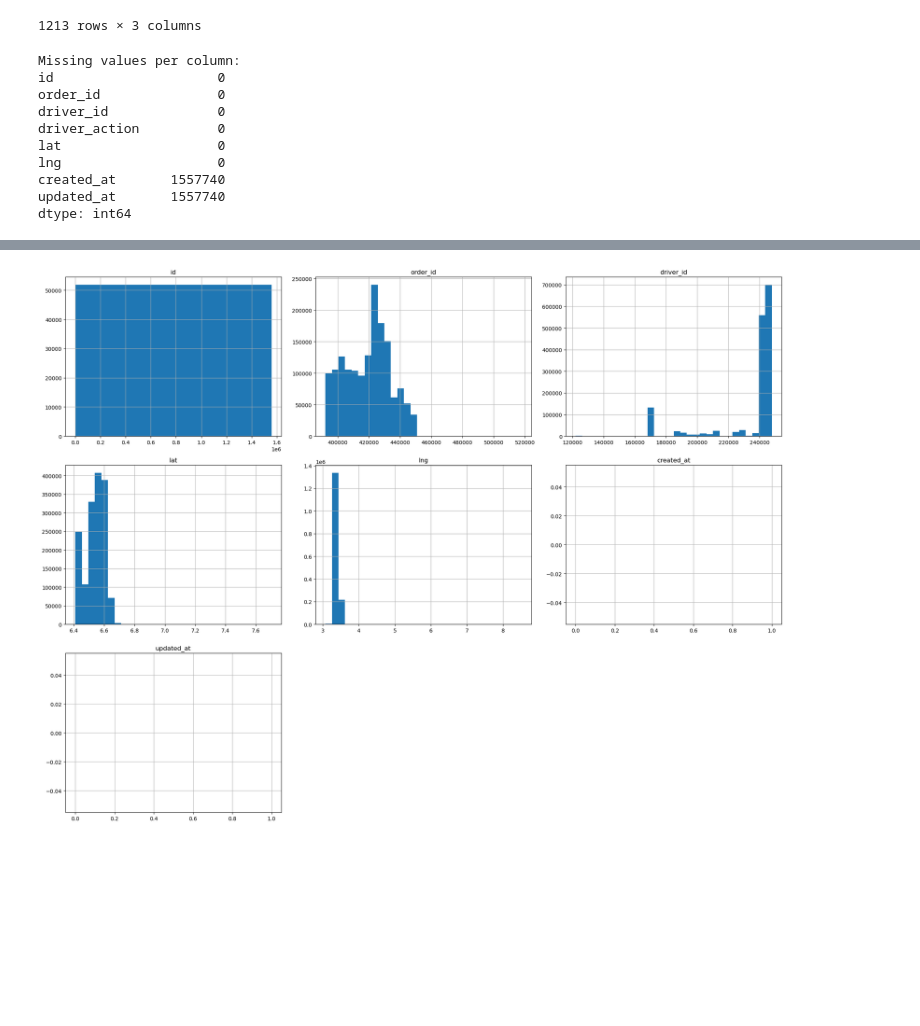
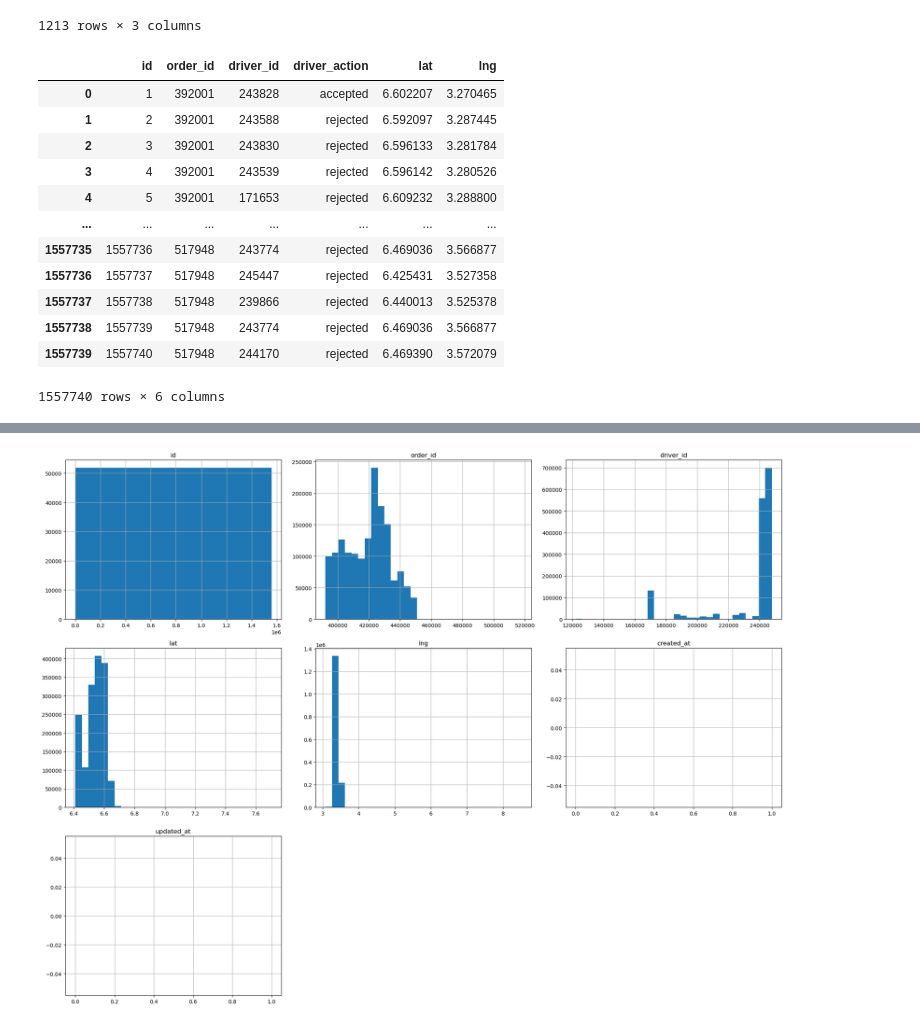
Before and after one commit to jadmassu/logistic_optimization, a Jupyter notebook: notebook/eda.ipynb, the cells around one changed output, grey strips where cells are left out. Cells and saved outputs as stored; diff of their text form; code cells hidden in the pictures; blank space fills up the shorter version.

```diff
--- a/notebook/eda.ipynb
+++ b/notebook/eda.ipynb
@@ -397,18 +389,22 @@ grouped
 | 247831 | 0 | 21 | 21 |
 | 247877 | 1 | 1 | 2 |
 1213 rows × 3 columns
-# %%
-exp2.handle_missing_values('drop')
-# %% [output]
-Missing values per column:
-id                     0
-order_id               0
-driver_id              0
-driver_action          0
-lat                    0
-lng                    0
-created_at       1557740
-updated_at       1557740
-dtype: int64
+# %%
+data1 = data1.drop(columns=['created_at','updated_at'])
+data1
+# %% [output]
+|  | id | order_id | driver_id | driver_action | lat | lng |
+| 0 | 1 | 392001 | 243828 | accepted | 6.602207 | 3.270465 |
+| 1 | 2 | 392001 | 243588 | rejected | 6.592097 | 3.287445 |
+| 2 | 3 | 392001 | 243830 | rejected | 6.596133 | 3.281784 |
+| 3 | 4 | 392001 | 243539 | rejected | 6.596142 | 3.280526 |
+| 4 | 5 | 392001 | 171653 | rejected | 6.609232 | 3.288800 |
+| ... | ... | ... | ... | ... | ... | ... |
+| 1557735 | 1557736 | 517948 | 243774 | rejected | 6.469036 | 3.566877 |
+| 1557736 | 1557737 | 517948 | 245447 | rejected | 6.425431 | 3.527358 |
+| 1557737 | 1557738 | 517948 | 239866 | rejected | 6.440013 | 3.525378 |
+| 1557738 | 1557739 | 517948 | 243774 | rejected | 6.469036 | 3.566877 |
+| 1557739 | 1557740 | 517948 | 244170 | rejected | 6.469390 | 3.572079 |
+1557740 rows × 6 columns
 # %%
 exp2 = eda.ExploratoryDataAnalysis(data1)
```
Also changed, not shown: parts of 6 cells of this notebook.
